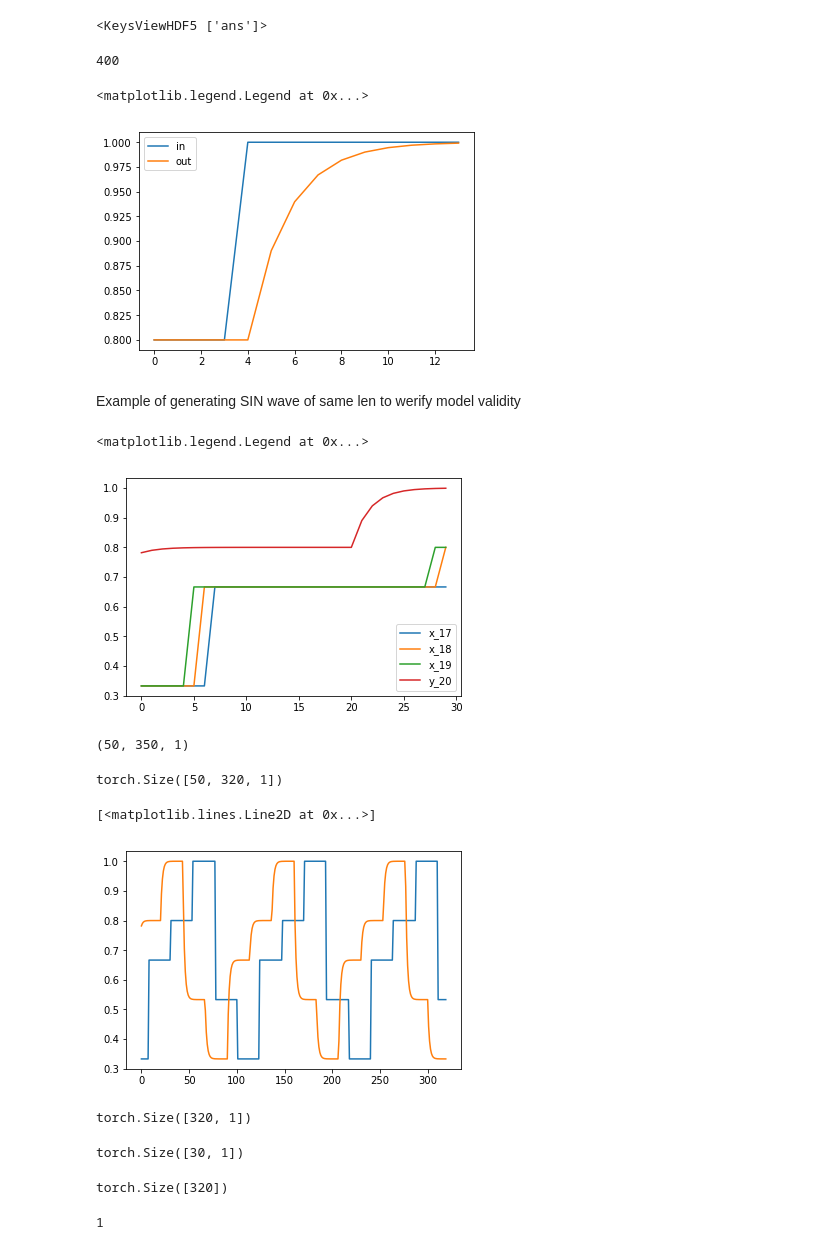
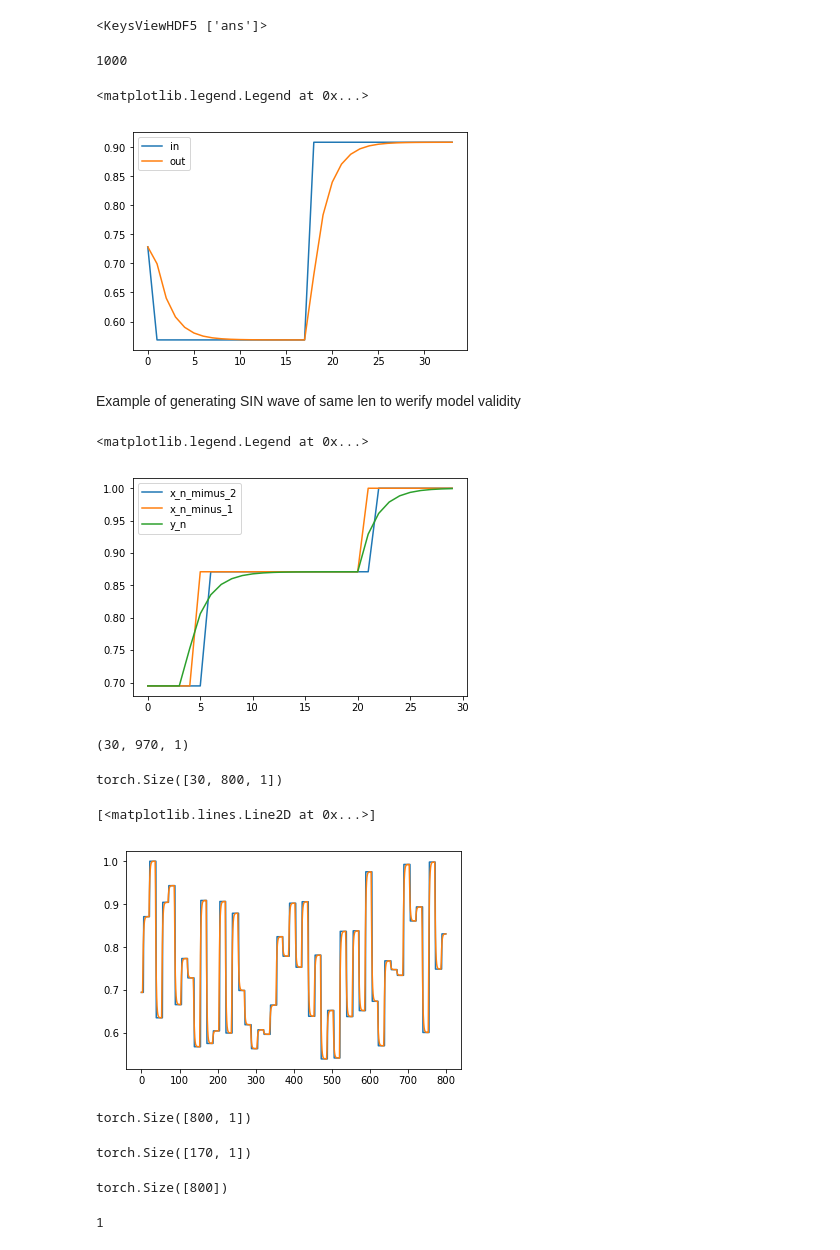
Before and after one commit to KushnirDmytro/identification_of_dynamic_system_parameters_using_nn, a Jupyter notebook: lstms_current_best.ipynb, the cells around one changed output. Cells and saved outputs as stored; diff of their text form; code cells hidden in the pictures.

```diff
--- a/lstms_current_best.ipynb
+++ b/lstms_current_best.ipynb
@@ -18,14 +18,14 @@ data = get_data_from('DC_motor_simulation/res.mat')
 # %% [output]
 <KeysViewHDF5 ['ans']>
 # %%
-num_datapoints = 400
+num_datapoints = 1000
 # %%
 time, x, y = data[:num_datapoints, 0], data[:num_datapoints, 1], data[:num_datapoints, 2]
 # %%
 num_datapoints = time.shape[0]
 num_datapoints
 # %% [output]
-400
+1000
 # %%
 try_sin = False
 if try_sin:
@@ -53,7 +53,7 @@ plt.plot(y[num_datapoints//6:num_datapoints//5], label = "out")
 plt.legend()
 # %% [output]
 <matplotlib.legend.Legend at 0x...>
-[figure, old version]
+[figure, new version]
 # %% [markdown]
 Example of generating SIN wave of same len to werify model validity
 # %%
@@ -68,7 +68,7 @@ test_size = 0.2
 num_train = int((1-test_size) * num_datapoints)
 
 # Network params
-input_size = 50
+input_size = 30
 # If `per_element` is True, then LSTM reads in one timestep at a time.
 per_element = True
 if per_element:
@@ -89,20 +89,19 @@ for i in range(input_size):
 x = np.array(x_batches)
 y = y[input_size:] # displacing
 # %%
-plt.plot(x[17][:30], label = 'x_17')
-plt.plot(x[18][:30], label = 'x_18')
-plt.plot(x[19][:30], label = 'x_19')
-plt.plot(y[:30], label='y_20')
+plt.plot(x[input_size-2][:30], label = 'x_n_mimus_2')
+plt.plot(x[input_size-1][:30], label = 'x_n_minus_1')
+plt.plot(y[:30], label='y_n')
 plt.legend()
 # %% [output]
 <matplotlib.legend.Legend at 0x...>
-[figure, old version]
+[figure, new version]
 # %%
 num_datapoints = x.shape[1]
 # %%
 x.shape
 # %% [output]
-(50, 350, 1)
+(30, 970, 1)
 # %%
 generate_data = False
 #####################
@@ -140,13 +139,13 @@ y_test = torch.from_numpy(y[num_train:, :]).type(torch.Tensor).view(-1)
 # %%
 X_train.shape
 # %% [output]
-torch.Size([50, 320, 1])
+torch.Size([30, 800, 1])
 # %%
-plt.plot(X_train.detach().numpy()[16])
+plt.plot(X_train.detach().numpy()[input_size-2])
 plt.plot(y_train.detach().numpy())
 # %% [output]
 [<matplotlib.lines.Line2D at 0x...>]
-[figure, old version]
+[figure, new version]
 # %%
 def plot_multiscale(data, colors):
     fig, ax = plt.subplots()
@@ -163,15 +162,15 @@ def plot_multiscale(data, colors):
 # %%
 X_train[0].shape
 # %% [output]
-torch.Size([320, 1])
+torch.Size([800, 1])
 # %%
 X_test[0].shape
 # %% [output]
-torch.Size([30, 1])
+torch.Size([170, 1])
 # %%
 y_train.shape
 # %% [output]
-torch.Size([320])
+torch.Size([800])
 # %%
 
 #####################
```
Also changed, not shown: parts of 3 cells of this notebook, 6 other files.
